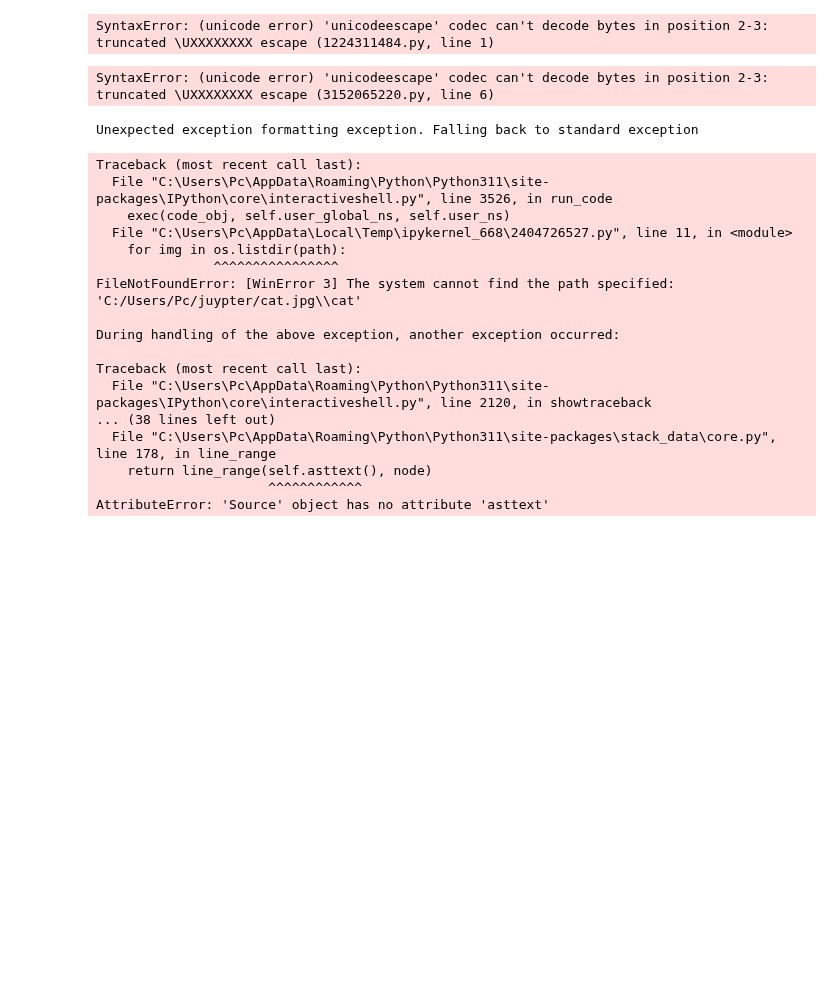
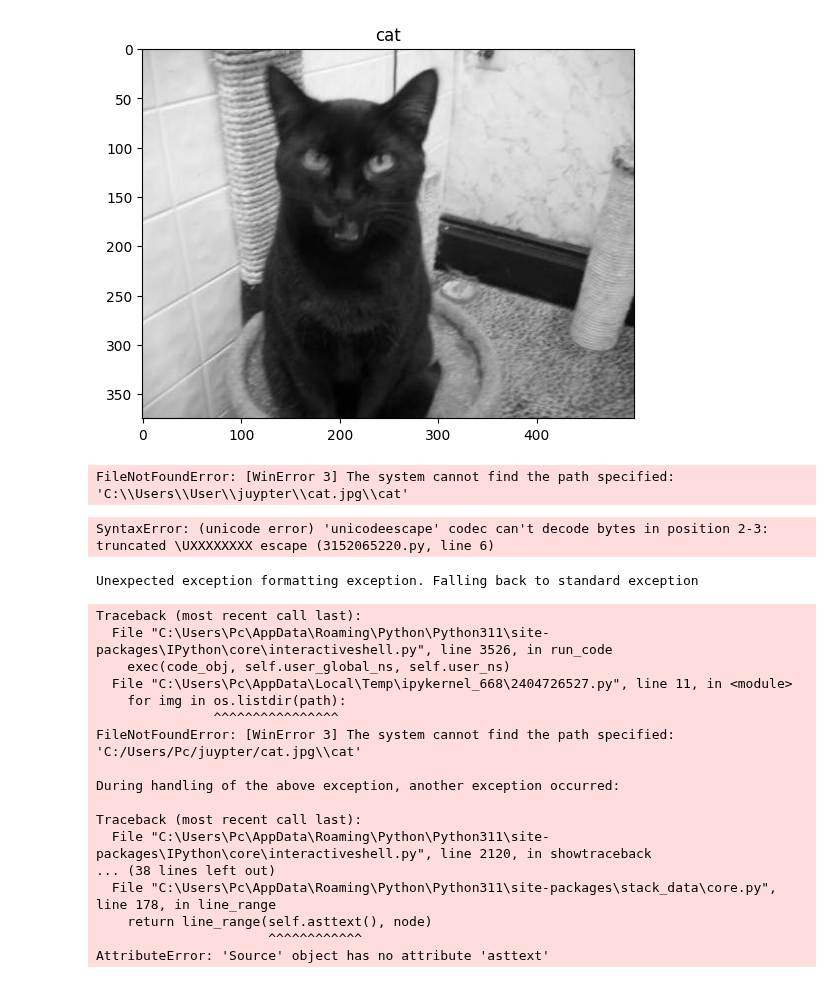
Before and after one commit to maheshkshi400/juypter, a Jupyter notebook: Keras/keras_2.ipynb, the cells around one changed output. Saved outputs shown, nothing was run; the diff lists cells and outputs as text; code cells hidden in the pictures; blank space fills up the shorter version.

```diff
--- a/Keras/keras_2.ipynb
+++ b/Keras/keras_2.ipynb
@@ -7,17 +6,49 @@ ModuleNotFoundError: No module named 'cv2'
+# %%
+import cv2
+import matplotlib.pyplot as plt
+
+# Path to the image file
+DATADIR = r"C:\Users\User\juypter\cat.jpg"
+
+# Read the image
+img_array = cv2.imread(DATADIR, cv2.IMREAD_GRAYSCALE)
+
+# Display the image
+plt.imshow(img_array, cmap="gray")
+plt.title("cat")  # Set the title to the category name
+plt.show()
+# %% [output]
+[figure, added]
 # %%
-DATADIR = "C:\Users\User\juypter\\cat.jpg"
-CATEGORIES = ["cat","dogs"]
+import os
+import cv2
+import matplotlib.pyplot as plt
 
+# Directory containing the images
+DATADIR = r"C:\Users\User\juypter\cat.jpg"
+
+# Categories (subdirectories) within the DATADIR
+CATEGORIES = ["cat", "dog"]
+
+# Loop over each category
 for category in CATEGORIES:
-    path = os.path.join(DATADIR,category)
+    # Path to the directory containing images for the current category
+    path = os.path.join(DATADIR, category)
+
+    # Loop over each image in the current category
     for img in os.listdir(path):
-        img_array = cv2.imread(os.path.join(path,img),cv2.IMREAD_GRAYSCALE)
-        plt.imshow(img_array,cmap="gray")
+        # Read the image in grayscale
+        img_array = cv2.imread(os.path.join(path, img), cv2.IMREAD_GRAYSCALE)
+
+        # Display the image
+        plt.imshow(img_array, cmap="gray")
+        plt.title(category)  # Set the title to the category name
         plt.show()
+
+        # Remove the break statement if you want to display all images in each category
         break
-    break
 # %% [output]
-SyntaxError: (unicode error) 'unicodeescape' codec can't decode bytes in position 2-3: truncated \UXXXXXXXX escape (1224311484.py, line 1)
+FileNotFoundError: [WinError 3] The system cannot find the path specified: 'C:\\Users\\User\\juypter\\cat.jpg\\cat'
 # %%
 import numpy as np
 import matplotlib.pyplot as plt
```
Also changed, not shown: parts of 2 cells of this notebook, 49 other files.
